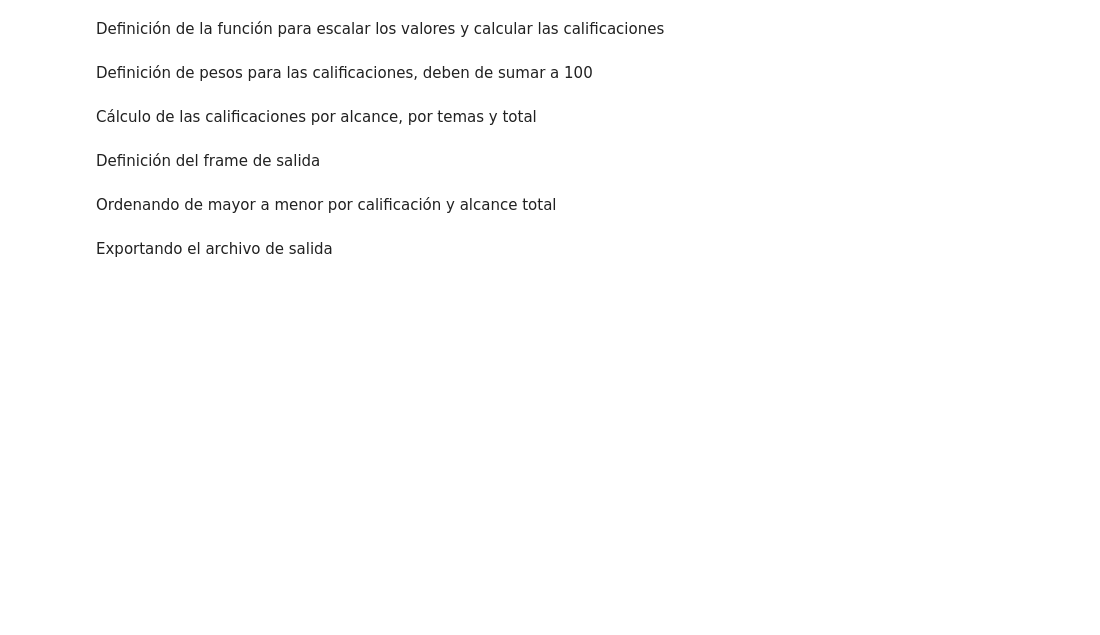
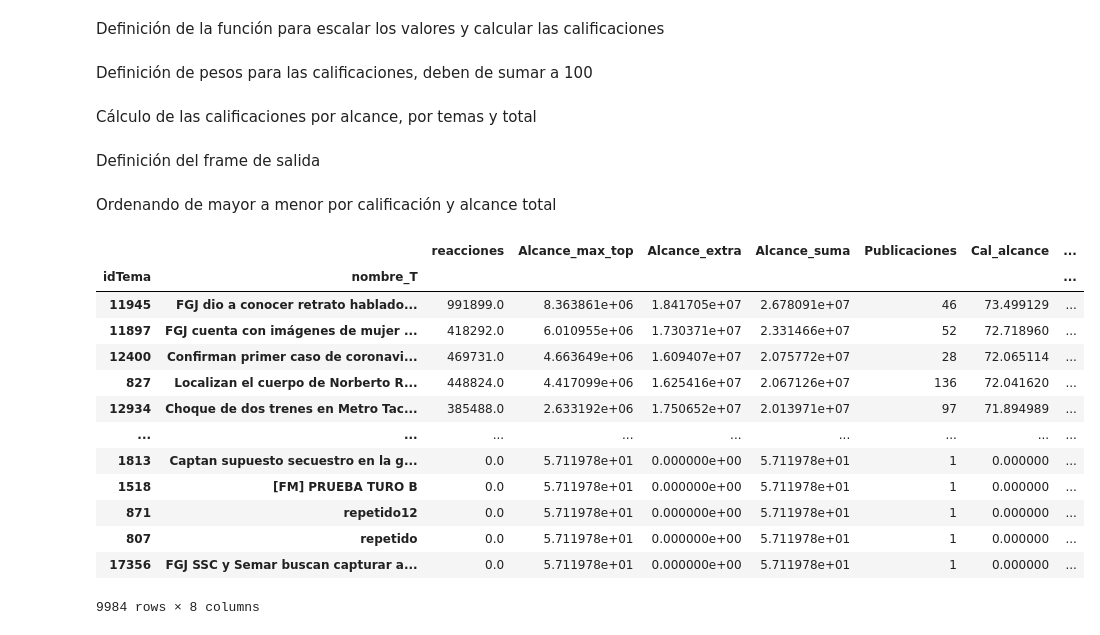
Before and after one commit to irvingfisica/virality, a Jupyter notebook: codigos/score_final.ipynb, the cells around one changed output. Drawn from its saved outputs; the diff is of its cells as text; code cells hidden in the pictures; blank space fills up the shorter version.

```diff
--- a/codigos/score_final.ipynb
+++ b/codigos/score_final.ipynb
@@ -180,0 +230,3 @@ por_tema["Publicaciones"] = grupos["Alcance_estimado"].size()
+# %%
+alcmin = por_tema["Alcance_suma"].min()
+alcmax2 = por_tema["Alcance_suma"].max()
@@ -187,21 +243,19 @@ def scale(inp_domain,out_range,valor):
 # %% [markdown]
 Definición de pesos para las calificaciones, deben de sumar a 100
 # %%
-peso_alcance = 50
-peso_temas = 50
+peso_alcance = 80
+peso_temas = 20
 # %% [markdown]
 Cálculo de las calificaciones por alcance, por temas y total
 # %%
-por_tema["Cal_alcance"] = scale((0,np.log10(alcmax)),(0,peso_alcance),np.log10(por_tema["Alcance_suma"]))
-por_tema["Cal_publicaciones"] = scale((0,np.log10(pubmax)),(0,peso_temas),np.log10(por_tema["Publicaciones"]))
+por_tema["Cal_alcance"] = scale((np.log10(alcmin),np.log10(alcmax)),(0,peso_alcance),np.log10(por_tema["Alcance_suma"]))
+por_tema["Cal_publicaciones"] = scale((np.log10(3),np.log10(pubmax)),(0,peso_temas),np.log10(por_tema["Publicaciones"]))
 por_tema["Calificacion"] = por_tema["Cal_alcance"] + por_tema["Cal_publicaciones"]
 # %% [markdown]
 Definición del frame de salida
 # %%
-salida = por_tema[["Alcance_max_top","Alcance_extra","Alcance_suma","Publicaciones","Cal_alcance","Cal_publicaciones","Calificacion"]]
+salida = por_tema[["reacciones","Alcance_max_top","Alcance_extra","Alcance_suma","Publicaciones","Cal_alcance","Cal_publicaciones","Calificacion"]]
 # %% [markdown]
 Ordenando de mayor a menor por calificación y alcance total
 # %%
 lista_final = salida.sort_values(["Calificacion","Alcance_suma"],ascending=False)
-# %% [markdown]
-Exportando el archivo de salida
@@ -209,0 +262,17 @@ lista_final.to_csv("../data/procesados/salida.csv")
+# %%
+lista_final.sort_values(["Alcance_suma"],ascending=False)
+# %% [output]
+|  |  | reacciones | Alcance_max_top | Alcance_extra | Alcance_suma | Publicaciones | Cal_alcance | ... |
+| idTema | nombre_T |  |  |  |  |  |  | ... |
+| 11945 | FGJ dio a conocer retrato hablado... | 991899.0 | 8.363861e+06 | 1.841705e+07 | 2.678091e+07 | 46 | 73.499129 | ... |
+| 11897 | FGJ cuenta con imágenes de mujer ... | 418292.0 | 6.010955e+06 | 1.730371e+07 | 2.331466e+07 | 52 | 72.718960 | ... |
+| 12400 | Confirman primer caso de coronavi... | 469731.0 | 4.663649e+06 | 1.609407e+07 | 2.075772e+07 | 28 | 72.065114 | ... |
+| 827 | Localizan el cuerpo de Norberto R... | 448824.0 | 4.417099e+06 | 1.625416e+07 | 2.067126e+07 | 136 | 72.041620 | ... |
+| 12934 | Choque de dos trenes en Metro Tac... | 385488.0 | 2.633192e+06 | 1.750652e+07 | 2.013971e+07 | 97 | 71.894989 | ... |
+| ... | ... | ... | ... | ... | ... | ... | ... | ... |
+| 1813 | Captan supuesto secuestro en la g... | 0.0 | 5.711978e+01 | 0.000000e+00 | 5.711978e+01 | 1 | 0.000000 | ... |
+| 1518 | [FM] PRUEBA TURO B | 0.0 | 5.711978e+01 | 0.000000e+00 | 5.711978e+01 | 1 | 0.000000 | ... |
+| 871 | repetido12 | 0.0 | 5.711978e+01 | 0.000000e+00 | 5.711978e+01 | 1 | 0.000000 | ... |
+| 807 | repetido | 0.0 | 5.711978e+01 | 0.000000e+00 | 5.711978e+01 | 1 | 0.000000 | ... |
+| 17356 | FGJ SSC y Semar buscan capturar a... | 0.0 | 5.711978e+01 | 0.000000e+00 | 5.711978e+01 | 1 | 0.000000 | ... |
+9984 rows × 8 columns
```
Also changed, not shown: parts of 48 cells of this notebook, 5 other files.
